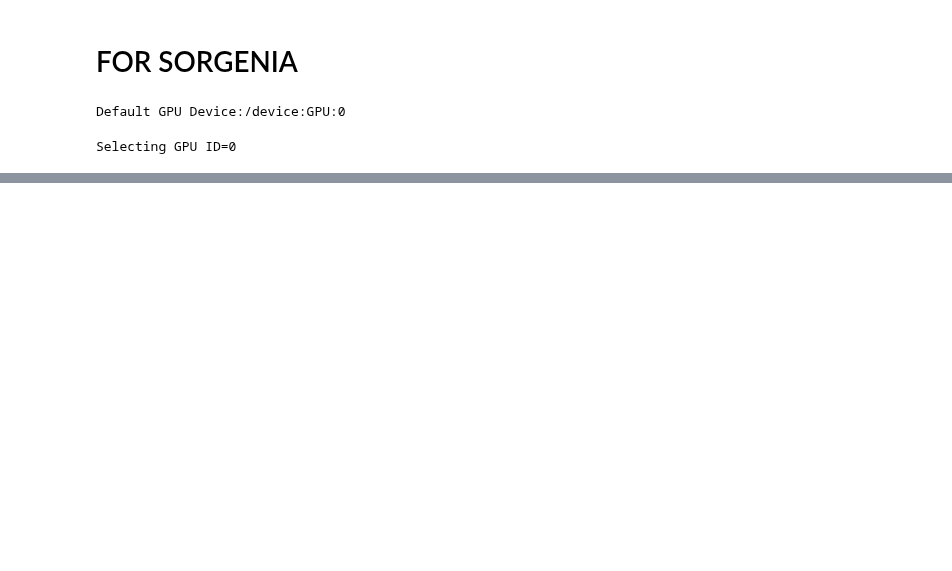
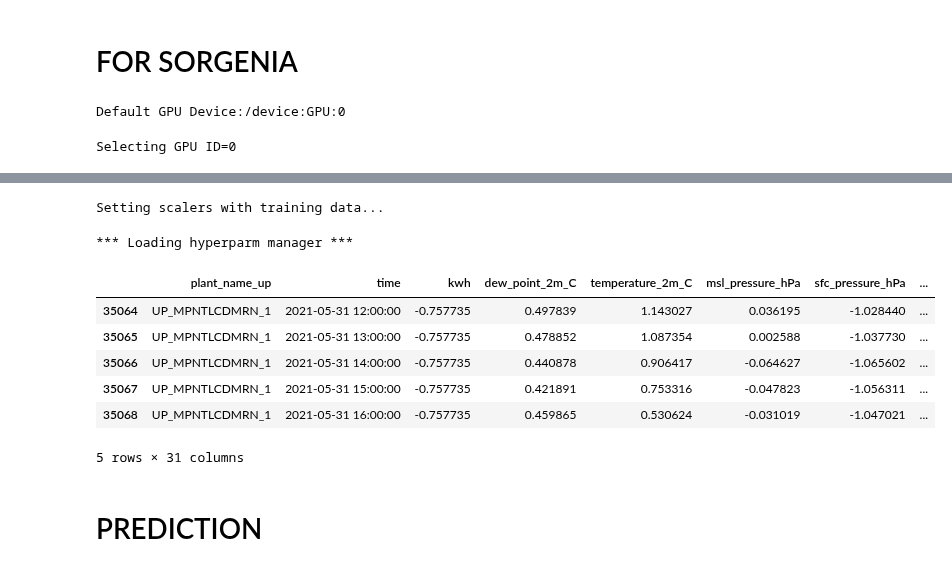
Before and after one commit to Vergangenheit/google-research-tft, a Jupyter notebook: notebooks/Compute_Batch_Predictions.ipynb, the cells around one changed output, grey strips where cells are left out. Drawn from its saved outputs; the diff is of its cells as text; code cells hidden in the pictures; blank space fills up the shorter version.

```diff
--- a/notebooks/Compute_Batch_Predictions.ipynb
+++ b/notebooks/Compute_Batch_Predictions.ipynb
@@ -68,0 +57,4 @@ WE'RE MISSING 2021 DATA
+# %%
+config = ExperimentConfig('sorgenia_wind', r'C:\Users\Lorenzo\PycharmProjects\TFT\outputs')
+# %%
+formatter: SorgeniaFormatter = config.make_data_formatter()
@@ -68,0 +69,4 @@ WE'RE MISSING 2021 DATA
+# %%
+train, valid, test = formatter.split_data(raw_data)
+# %% [output]
+Setting scalers with training data...
@@ -68,0 +85,7 @@ WE'RE MISSING 2021 DATA
+# %%
+# Sets up hyperparam manager
+print("*** Loading hyperparm manager ***")
+opt_manager = HyperparamOptManager({k: [params[k]] for k in params},
+                                   fixed_params, model_folder)
+# %% [output]
+*** Loading hyperparm manager ***
@@ -68,0 +94,12 @@ WE'RE MISSING 2021 DATA
+# %%
+test.head()
+# %% [output]
+|  | plant_name_up | time | kwh | dew_point_2m_C | temperature_2m_C | msl_pressure_hPa | sfc_pressure_hPa | ... |
+| 35064 | UP_MPNTLCDMRN_1 | 2021-05-31 12:00:00 | -0.757735 | 0.497839 | 1.143027 | 0.036195 | -1.028440 | ... |
+| 35065 | UP_MPNTLCDMRN_1 | 2021-05-31 13:00:00 | -0.757735 | 0.478852 | 1.087354 | 0.002588 | -1.037730 | ... |
+| 35066 | UP_MPNTLCDMRN_1 | 2021-05-31 14:00:00 | -0.757735 | 0.440878 | 0.906417 | -0.064627 | -1.065602 | ... |
+| 35067 | UP_MPNTLCDMRN_1 | 2021-05-31 15:00:00 | -0.757735 | 0.421891 | 0.753316 | -0.047823 | -1.056311 | ... |
+| 35068 | UP_MPNTLCDMRN_1 | 2021-05-31 16:00:00 | -0.757735 | 0.459865 | 0.530624 | -0.031019 | -1.047021 | ... |
+5 rows × 31 columns
+# %% [markdown]
+# PREDICTION
```
Also changed, not shown: parts of 17 cells of this notebook, 1 other file.
